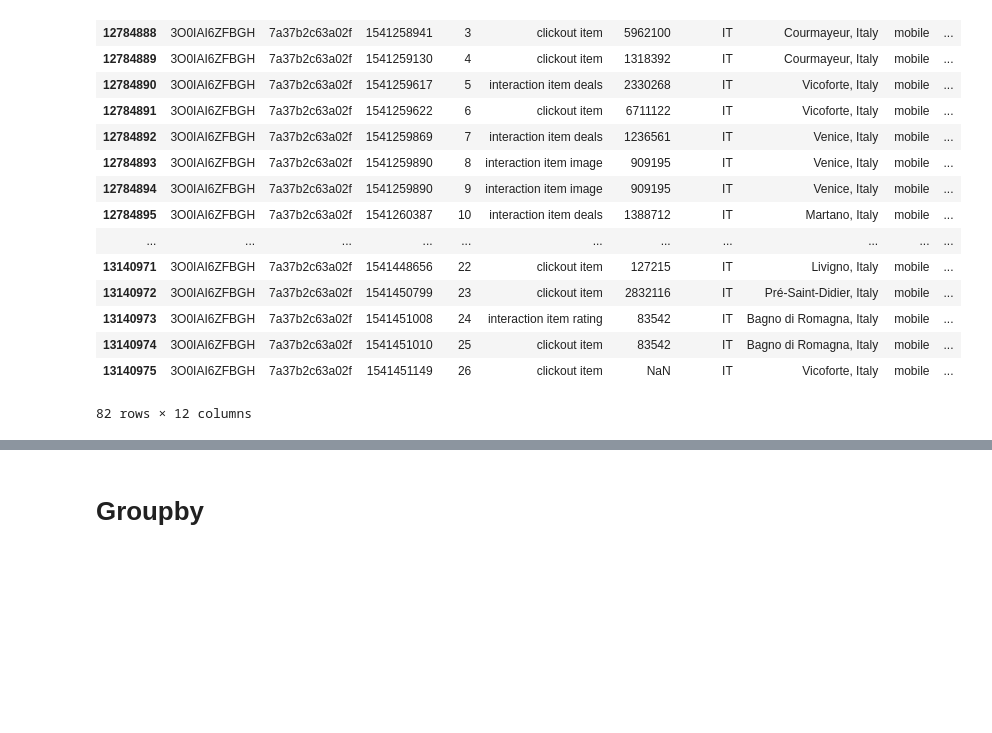
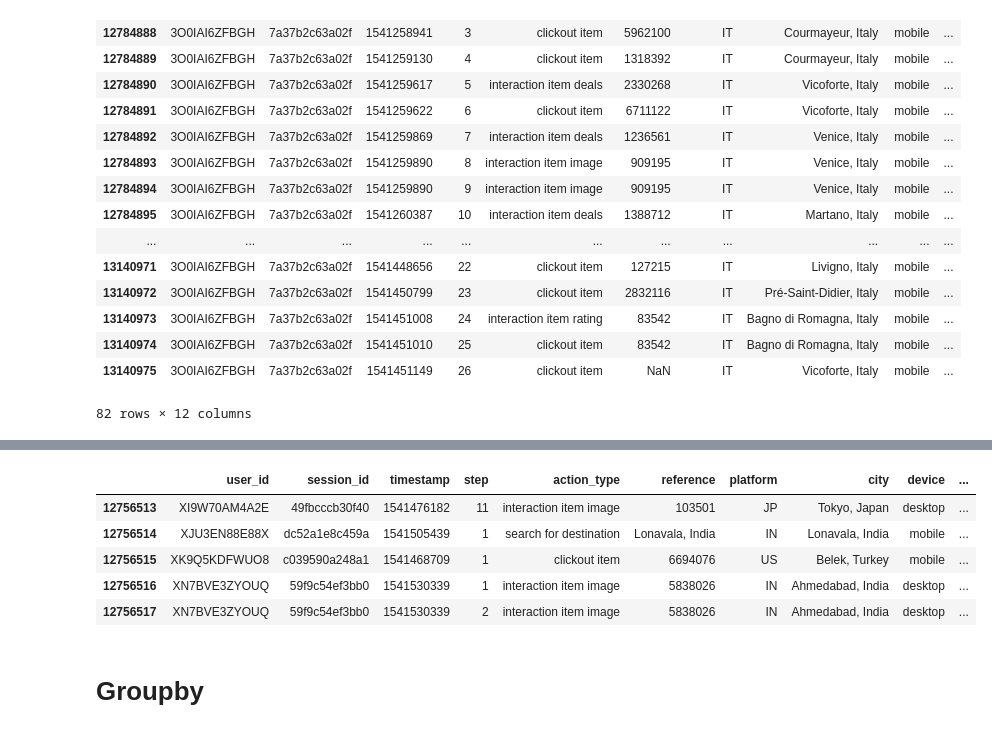
Before and after one commit to Agulaa/trivago-RecSys-Challenge-2019, a Jupyter notebook: Split train data.ipynb, the cells around one changed output, grey strips where cells are left out. Saved outputs shown, nothing was run; the diff lists cells and outputs as text; code cells hidden in the pictures; blank space fills up the shorter version.

```diff
--- a/Split train data.ipynb
+++ b/Split train data.ipynb
@@ -241,3 +243,12 @@ df_test_test.head()
+# %%
+groundTruth.head(15).tail(5)
+# %% [output]
+|  | user_id | session_id | timestamp | step | action_type | reference | platform | city | device | ... |
+| 12756513 | XI9W70AM4A2E | 49fbcccb30f40 | 1541476182 | 11 | interaction item image | 103501 | JP | Tokyo, Japan | desktop | ... |
+| 12756514 | XJU3EN88E88X | dc52a1e8c459a | 1541505439 | 1 | search for destination | Lonavala, India | IN | Lonavala, India | mobile | ... |
+| 12756515 | XK9Q5KDFWUO8 | c039590a248a1 | 1541468709 | 1 | clickout item | 6694076 | US | Belek, Turkey | mobile | ... |
+| 12756516 | XN7BVE3ZYOUQ | 59f9c54ef3bb0 | 1541530339 | 1 | interaction item image | 5838026 | IN | Ahmedabad, India | desktop | ... |
+| 12756517 | XN7BVE3ZYOUQ | 59f9c54ef3bb0 | 1541530339 | 2 | interaction item image | 5838026 | IN | Ahmedabad, India | desktop | ... |
 # %% [markdown]
 # Groupby
 # %%
```
Also changed, not shown: parts of 6 cells of this notebook, 6 other files.
